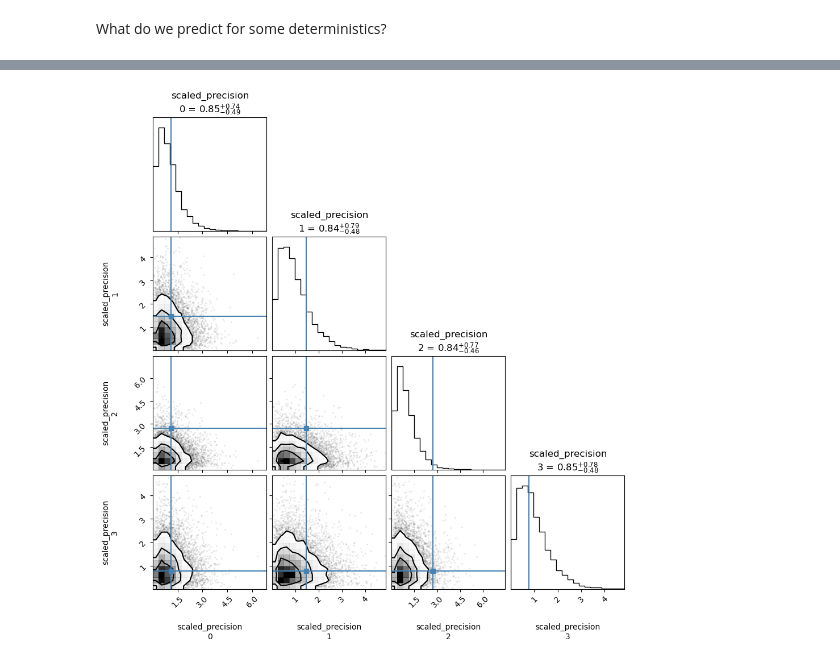
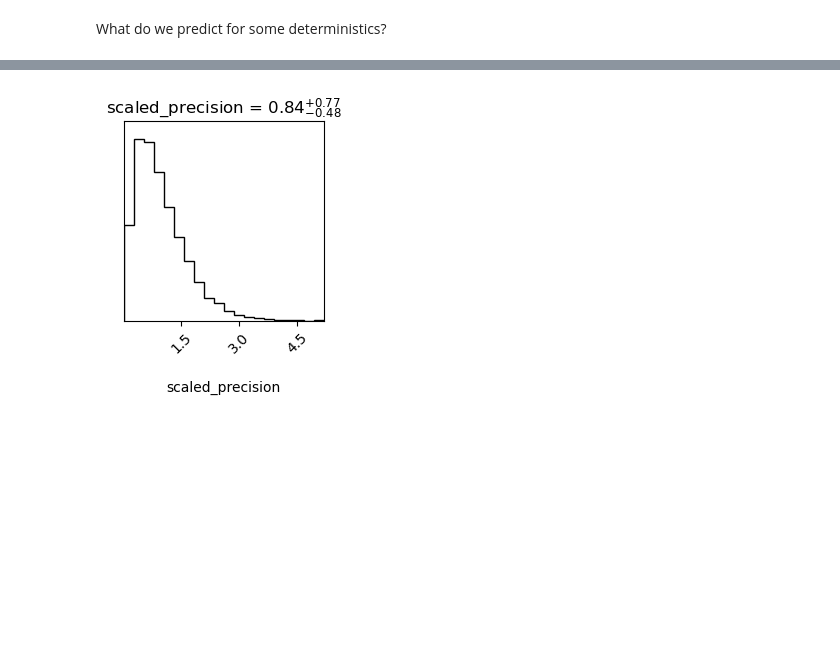
Before and after one commit to alexlyttle/scalable-stellar-inference, a Jupyter notebook: notebook/single-star-spec.ipynb, the cells around one changed output, grey strips where cells are left out. Cells and saved outputs as stored; diff of their text form; code cells hidden in the pictures; blank space fills up the shorter version.

Commit message:
Rerun on test star with obs noise

```diff
--- a/notebook/single-star-spec.ipynb
+++ b/notebook/single-star-spec.ipynb
@@ -38,0 +61,17 @@ Let's synthesis some true parameters for our star from the `SingleStarModel` pri
+# %%
+star = 0
+
+rename_cols = {
+    "EEP": "evol",
+    "star_mass": "mass",
+    "log_star_mass": "log_mass",
+    "Yinit": "Y",
+    "amlt": "a_MLT",
+    "radius": "R",
+    "log_radius": "log_R",
+    "Dnu_freq_o": "Dnu",
+    "log_Dnu_freq_o": "log_Dnu",
+}
+
+truths = df.iloc[star].rename(rename_cols).to_dict()
+pprint(truths)
@@ -39,12 +96,12 @@ Let's synthesis some true parameters for our star from the `SingleStarModel` pri
 # %%
-rng = random.PRNGKey(4)  # create random key to use throughout notebook
+# rng = random.PRNGKey(4)  # create random key to use throughout notebook
 
-rng, key = random.split(rng)
-true_model = SingleStarModel()
+# rng, key = random.split(rng)
+# true_model = SingleStarModel()
 
-# This samples from the true model given some random key
-true_trace = handlers.trace(
-    handlers.seed(true_model, key)
-).get_trace()
-truths = {key: param["value"] for key, param in true_trace.items()}
-pprint(truths)
+# # This samples from the true model given some random key
+# true_trace = handlers.trace(
+#     handlers.seed(true_model, key)
+# ).get_trace()
+# truths = {key: param["value"] for key, param in true_trace.items()}
+# pprint(truths)
@@ -73,10 +110,11 @@ Skipping registering GPU devices...
 
 Now, let's create our star model. We need to provide some model constants. These are typically shape parameters for prior distributions. You can see the full `dict` of constants in the `model.const` attribute.
 # %%
+rng = random.PRNGKey(0)
 rng, key = random.split(rng)
 
 sigma_mh = 0.1
-mu_mh = truths["M_H"]  # + sigma_mh * random.normal(key)  # add noise to metallicity prior
+mu_mh = truths["M_H"] + sigma_mh * random.normal(key)  # add noise to metallicity prior
 
 # Create dictionary of model constants
 const = {
@@ -166,9 +206,9 @@ Now we synthesize observable parameters for the model.
 # %%
 rng, *keys = random.split(rng, 3)
 obs = {
-    "Teff": truths["Teff"],  # + const["Teff"]["scale"] * random.normal(keys[0]),
+    "Teff": truths["Teff"] + const["Teff"]["scale"] * random.normal(keys[0]),
     # "log_g": truths["log_g"] + const["log_g"]["scale"] * random.normal(keys[1]),
-    "L": truths["L"],  # + const["L"]["scale"] * random.normal(keys[1]),
+    "L": truths["L"] + const["L"]["scale"] * random.normal(keys[1]),
 }
 # %% [markdown]
 ## Sampling
@@ -251,5 +288,5 @@ fig = corner(data, group="posterior", var_names=var_names, truths=truths, show_t
 # %%
 var_names = ["scaled_precision"]
-fig = corner(data, group="posterior", var_names=var_names, truths=truths, show_titles=True)
+fig = corner(data, group="posterior", var_names=var_names, show_titles=True)
 # %% [output]
-[figure, old version]
+[figure, new version]
```
Also changed, not shown: parts of 14 cells of this notebook.
